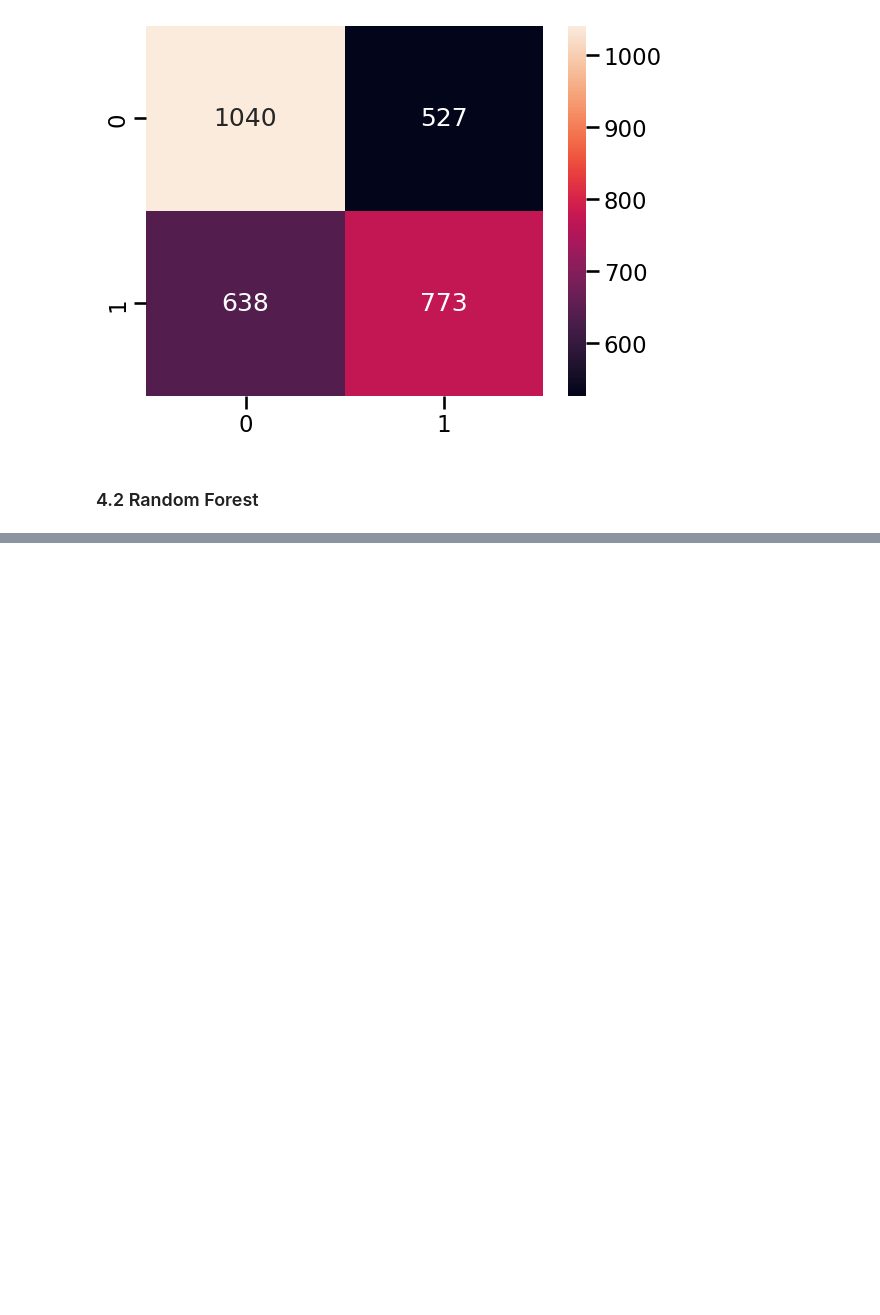
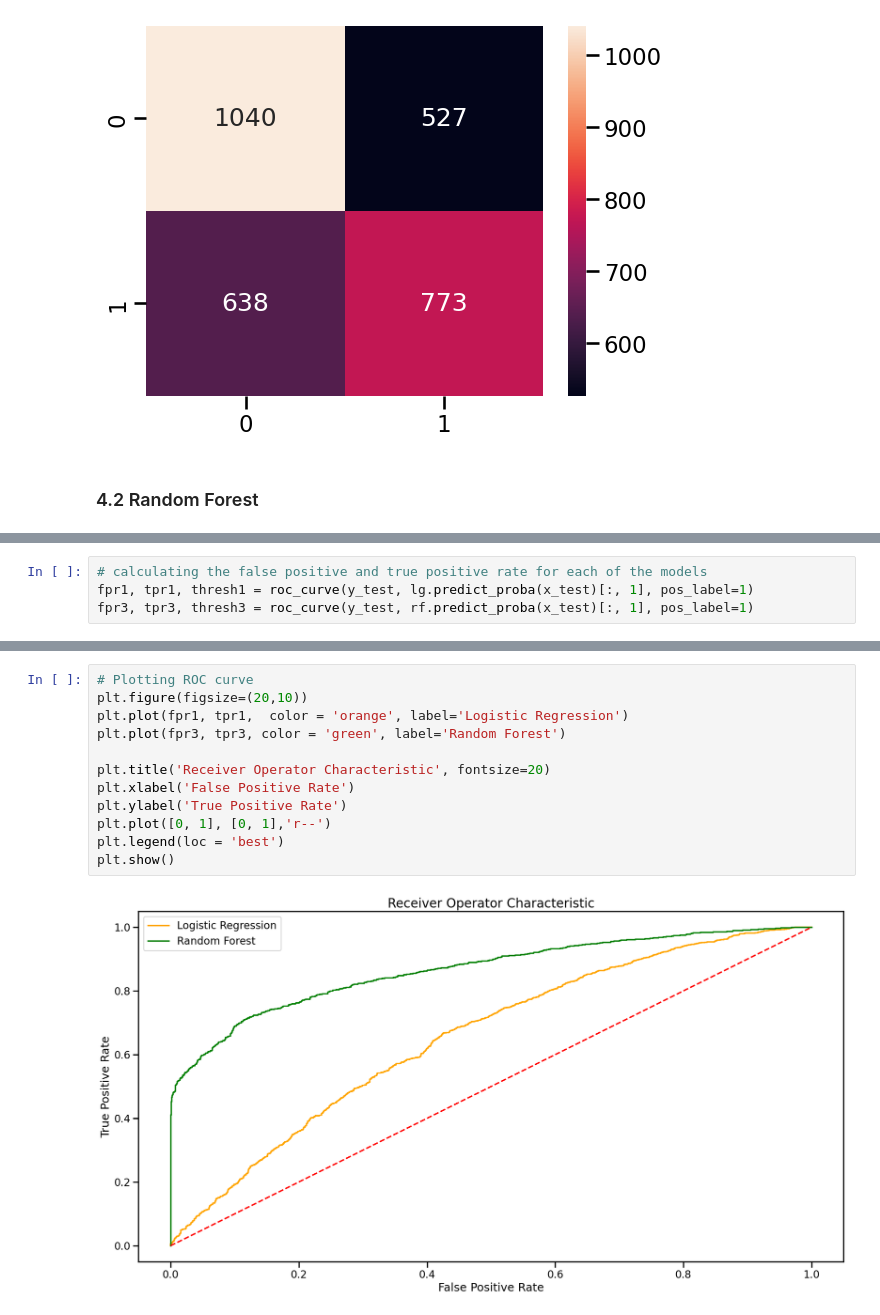
Before and after one commit to franchiseBoyz/CustomerChurnRate, a Jupyter notebook: notebook.ipynb, the cells around one changed output, grey strips where cells are left out. Drawn from its saved outputs; the diff is of its cells as text; blank space fills up the shorter version.

```diff
--- a/notebook.ipynb
+++ b/notebook.ipynb
@@ -577,0 +608,4 @@ model_score(rf)
+# %%
+# calculating the false positive and true positive rate for each of the models
+fpr1, tpr1, thresh1 = roc_curve(y_test, lg.predict_proba(x_test)[:, 1], pos_label=1)
+fpr3, tpr3, thresh3 = roc_curve(y_test, rf.predict_proba(x_test)[:, 1], pos_label=1)
@@ -577,0 +622,14 @@ model_score(rf)
+# %%
+# Plotting ROC curve
+plt.figure(figsize=(20,10))
+plt.plot(fpr1, tpr1,  color = 'orange', label='Logistic Regression')
+plt.plot(fpr3, tpr3, color = 'green', label='Random Forest')
+
+plt.title('Receiver Operator Characteristic', fontsize=20)
+plt.xlabel('False Positive Rate')
+plt.ylabel('True Positive Rate')
+plt.plot([0, 1], [0, 1],'r--')
+plt.legend(loc = 'best')
+plt.show()
+# %% [output]
+[figure, added]
```
Also changed, not shown: parts of 6 cells of this notebook.
